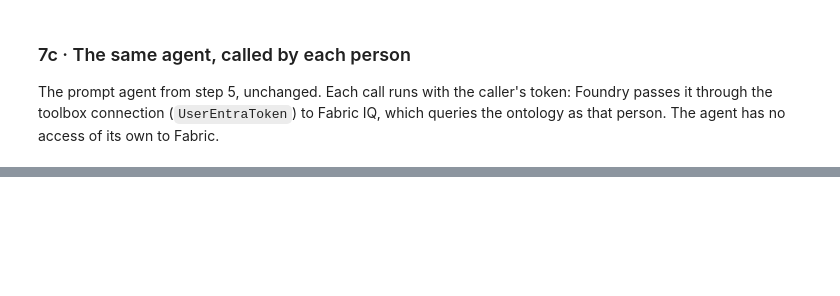
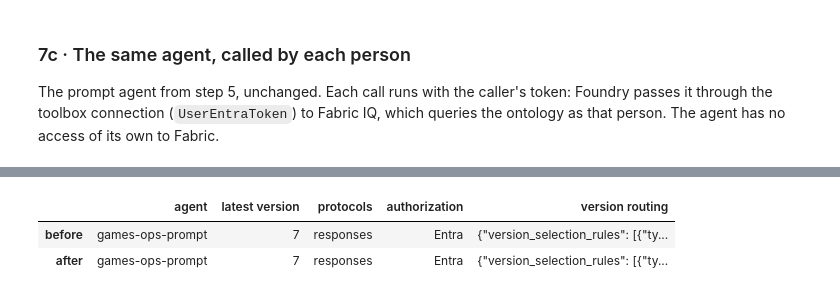
Before and after one commit to strudel0209/Microsoft-Foundry-What-s-New-and-Deep-Dive-Kit, a Jupyter notebook: foundry-demo-9-fabric-iq-and-foundry-iq-agents.ipynb, the cells around one changed output, grey strips where cells are left out. Cells and saved outputs as stored; diff of their text form; code cells hidden in the pictures; blank space fills up the shorter version.

```diff
--- a/foundry-demo-9-fabric-iq-and-foundry-iq-agents.ipynb
+++ b/foundry-demo-9-fabric-iq-and-foundry-iq-agents.ipynb
@@ -1620,0 +1674,25 @@ Source: https://learn.microsoft.com/en-us/fabric/onelake/security/table-column-r
+# %%
+from azure.ai.projects.models import AgentEndpointConfig, VersionSelector, FixedRatioVersionSelectionRule
+
+PIN_VERSION = True   # False: keep "Always use latest"
+
+def endpoint_settings(name):
+    details = project.agents.get(agent_name=name).as_dict()
+    endpoint = details.get("agent_endpoint") or {}
+    return {"agent": name,
+            "latest version": ((details.get("versions") or {}).get("latest") or {}).get("version"),
+            "protocols": ", ".join(endpoint.get("protocol_configuration") or {}),
+            "authorization": ", ".join(s.get("type", "?") for s in endpoint.get("authorization_schemes") or []),
+            "version routing": json.dumps(endpoint.get("version_selector") or "always latest")}
+
+if AGENTS_LIVE:
+    settings_before = endpoint_settings(PROMPT_AGENT)
+    if PIN_VERSION:
+        project.agents.update_details(agent_name=PROMPT_AGENT, agent_endpoint=AgentEndpointConfig(
+            version_selector=VersionSelector(version_selection_rules=[
+                FixedRatioVersionSelectionRule(agent_version=str(settings_before["latest version"]), traffic_percentage=100)])))
+    display(pd.DataFrame([settings_before, endpoint_settings(PROMPT_AGENT)], index=["before", "after"]))
+# %% [output]
+|  | agent | latest version | protocols | authorization | version routing |
+| before | games-ops-prompt | 7 | responses | Entra | {"version_selection_rules": [{"ty... |
+| after | games-ops-prompt | 7 | responses | Entra | {"version_selection_rules": [{"ty... |
```
Also changed, not shown: parts of 29 cells of this notebook, 4 other files.
